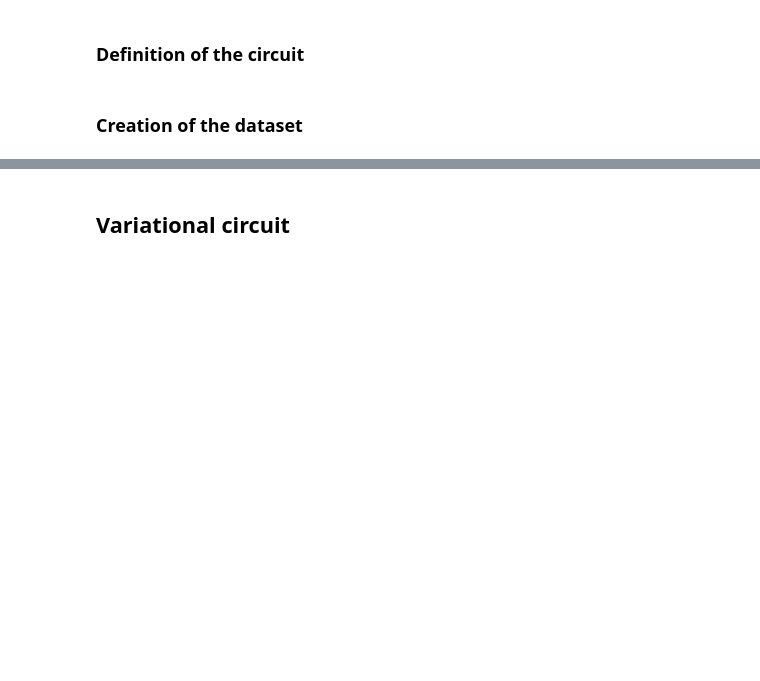
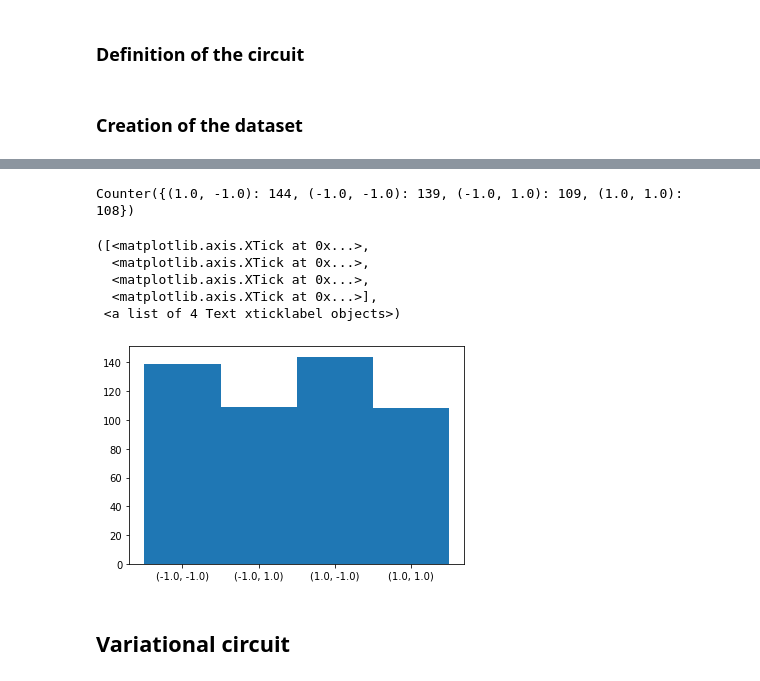
Before and after one commit to artix41/clifford-learning, a Jupyter notebook: clifford-learning.ipynb, the cells around one changed output, grey strips where cells are left out. Drawn from its saved outputs; the diff is of its cells as text; code cells hidden in the pictures; blank space fills up the shorter version.

```diff
--- a/clifford-learning.ipynb
+++ b/clifford-learning.ipynb
@@ -22,5 +24,8 @@ import torch.nn.functional as F
 # %%
 n_qubits = 2
 n = n_qubits
+
+n_train = 200
+n_test = 500
 # %%
 data_folder = "data/{}q".format(n_qubits)
@@ -97,3 +111,30 @@ dataset_sp_params = [np.rand]
+# %%
+@qml.qnode(dev, interface='torch')
+def sp_network(sp_params):
+    universal_block(sp_params, [1, 2])
+    return (qml.sample(qml.PauliZ(1)), qml.sample(qml.PauliZ(2)))
+# %%
+from collections import Counter
+
+i = 25
+measures = sp_network(sp_params_test[i]).detach().numpy()
+list_measures = list(zip(list(measures[0]), list(measures[1])))
+c = Counter(list_measures)
+print(c)
+
+x = range(len(c))
+y = [c[key] for key in sorted(c)]
+xlabels=[str(t) for t in sorted(c)]
+plt.bar(x,y,width=1)
+plt.xticks([x for x in x],xlabels)
+# %% [output]
+Counter({(1.0, -1.0): 144, (-1.0, -1.0): 139, (-1.0, 1.0): 109, (1.0, 1.0): 108})
+([<matplotlib.axis.XTick at 0x...>,
+  <matplotlib.axis.XTick at 0x...>,
+  <matplotlib.axis.XTick at 0x...>,
+  <matplotlib.axis.XTick at 0x...>],
+ <a list of 4 Text xticklabel objects>)
+[figure, added]
 # %% [markdown]
 ## Variational circuit
 # %% [markdown]
```
Also changed, not shown: parts of 45 cells of this notebook.
